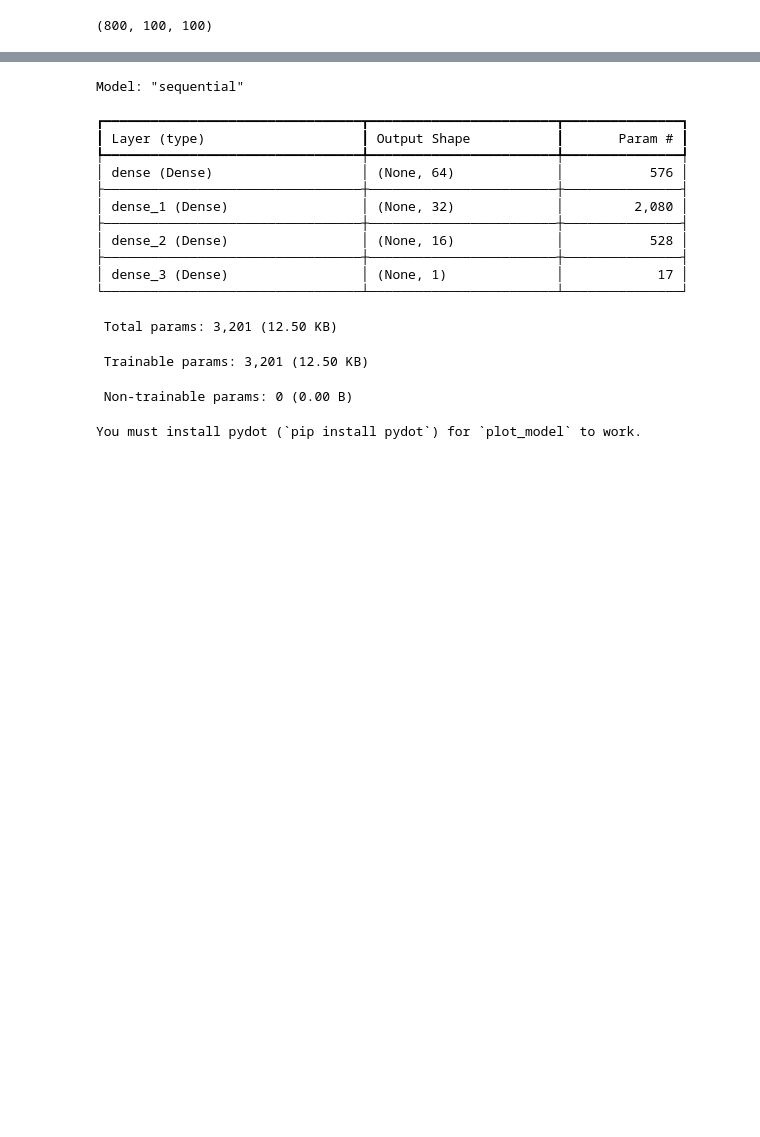
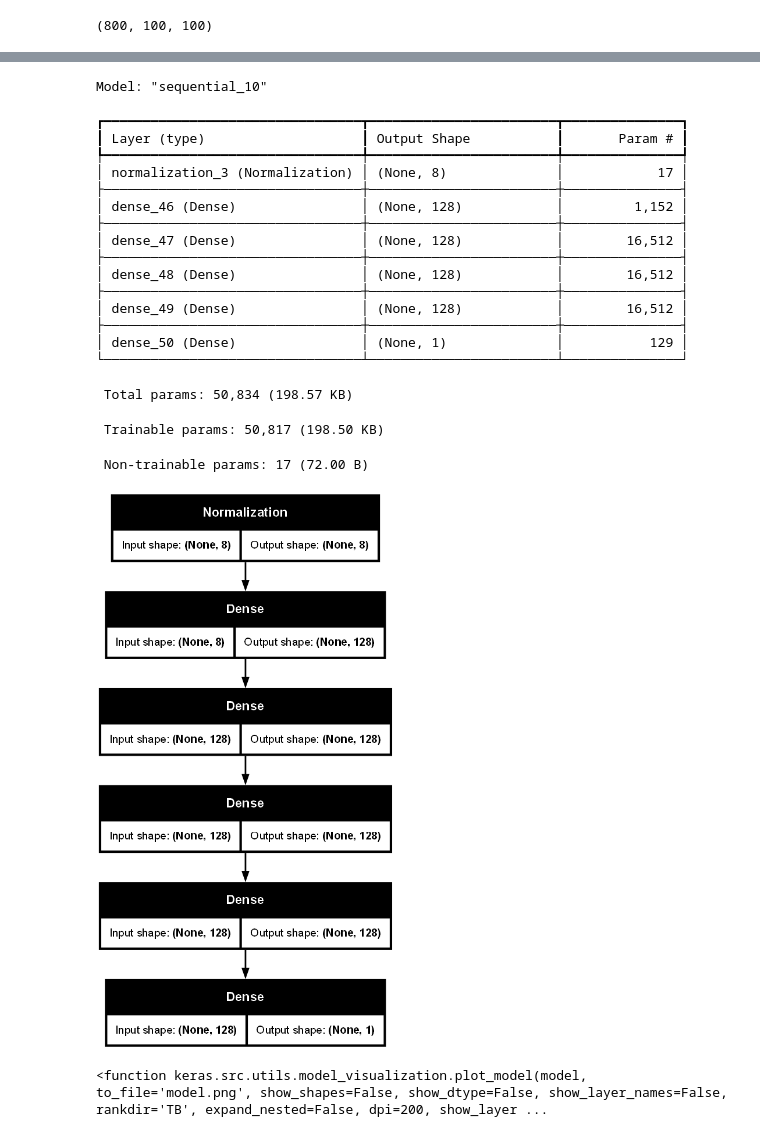
Before and after one commit to trailokya-world/Car-Price-Prediction-Using-Deep-Learning, a Jupyter notebook: Source Code/source code.ipynb, the cells around one changed output, grey strips where cells are left out. Saved outputs shown, nothing was run; the diff lists cells and outputs as text; code cells hidden in the pictures; blank space fills up the shorter version.

```diff
--- a/Source Code/source code.ipynb
+++ b/Source Code/source code.ipynb
@@ -123,31 +138,43 @@ from keras.layers import Dense, InputLayer
 model= Sequential([
 
     InputLayer(input_shape=(8,)),
-    Dense(64),
-    Dense(32),
-    Dense(16),
+    normalizer,
+    Dense(128,activation="relu"),
+    Dense(128,activation="relu"),
+    Dense(128,activation="relu"),
+    Dense(128,activation="relu"),
     Dense(1)
 
 ])
 # %%
 model.summary()
 # %% [output]
-Model: "sequential"
+Model: "sequential_10"
 ┏━━━━━━━━━━━━━━━━━━━━━━━━━━━━━━━━━┳━━━━━━━━━━━━━━━━━━━━━━━━┳━━━━━━━━━━━━━━━┓
 ┃ Layer (type)                    ┃ Output Shape           ┃       Param # ┃
 ┡━━━━━━━━━━━━━━━━━━━━━━━━━━━━━━━━━╇━━━━━━━━━━━━━━━━━━━━━━━━╇━━━━━━━━━━━━━━━┩
-│ dense (Dense)                   │ (None, 64)             │           576 │
+│ normalization_3 (Normalization) │ (None, 8)              │            17 │
 ├─────────────────────────────────┼────────────────────────┼───────────────┤
-│ dense_1 (Dense)                 │ (None, 32)             │         2,080 │
+│ dense_46 (Dense)                │ (None, 128)            │         1,152 │
 ├─────────────────────────────────┼────────────────────────┼───────────────┤
-│ dense_2 (Dense)                 │ (None, 16)             │           528 │
+│ dense_47 (Dense)                │ (None, 128)            │        16,512 │
 ├─────────────────────────────────┼────────────────────────┼───────────────┤
-│ dense_3 (Dense)                 │ (None, 1)              │            17 │
+│ dense_48 (Dense)                │ (None, 128)            │        16,512 │
+├─────────────────────────────────┼────────────────────────┼───────────────┤
+│ dense_49 (Dense)                │ (None, 128)            │        16,512 │
+├─────────────────────────────────┼────────────────────────┼───────────────┤
+│ dense_50 (Dense)                │ (None, 1)              │           129 │
 └─────────────────────────────────┴────────────────────────┴───────────────┘
- Total params: 3,201 (12.50 KB)
+ Total params: 50,834 (198.57 KB)
- Trainable params: 3,201 (12.50 KB)
+ Trainable params: 50,817 (198.50 KB)
- Non-trainable params: 0 (0.00 B)
+ Non-trainable params: 17 (72.00 B)
 # %%
-tf.keras.utils.plot_model(model, to_file="model.png",show_shapes=True)
+from keras.utils import plot_model
+
+plot_model(model, to_file="model.png",show_shapes=True,dpi=100)
 # %% [output]
-You must install pydot (`pip install pydot`) for `plot_model` to work.
+[figure, added]
+# %%
+plot_model
+# %% [output]
+<function keras.src.utils.model_visualization.plot_model(model, to_file='model.png', show_shapes=False, show_dtype=False, show_layer_names=False, rankdir='TB', expand_nested=False, dpi=200, show_layer ...
```
Also changed, not shown: parts of 13 cells of this notebook, 1 other file.
